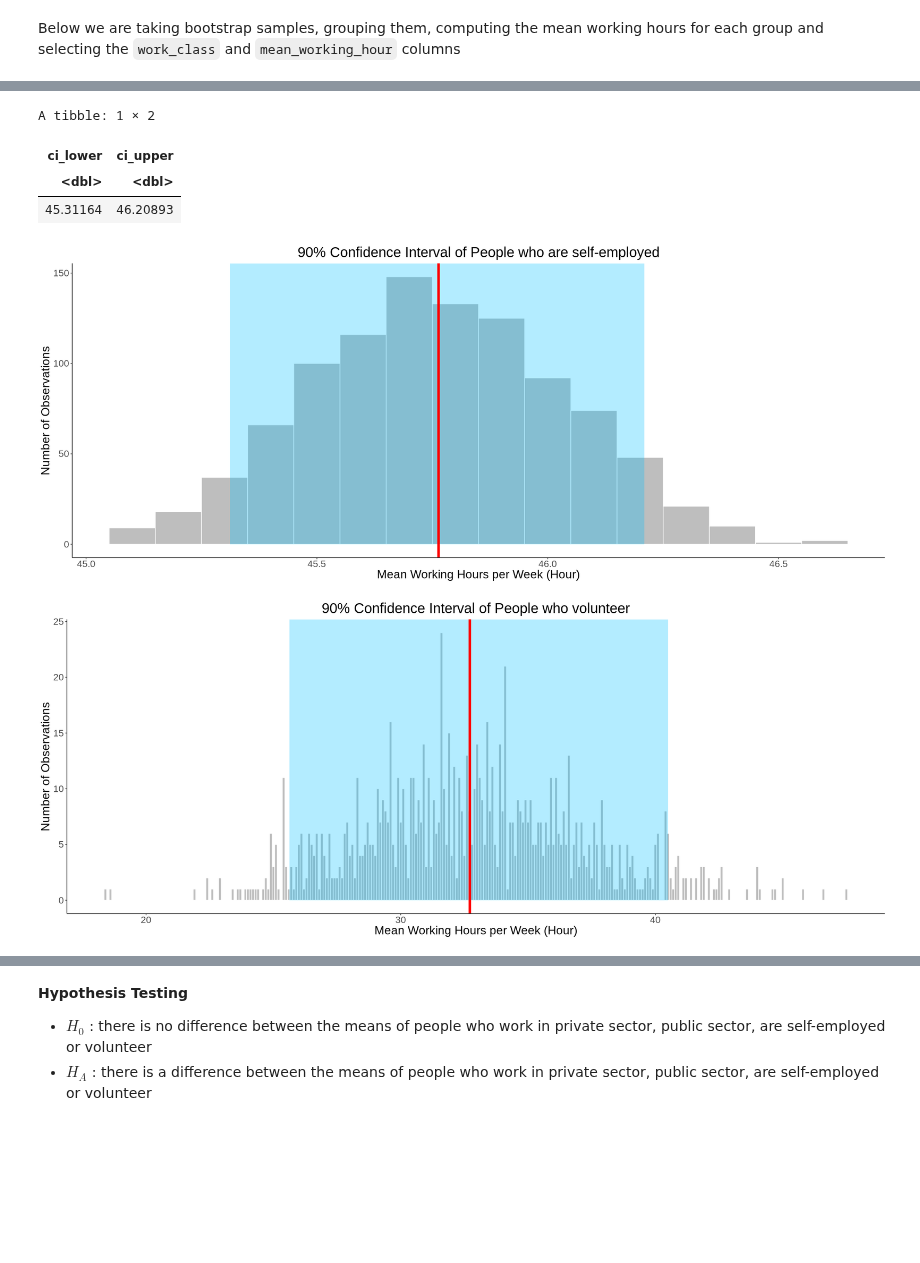
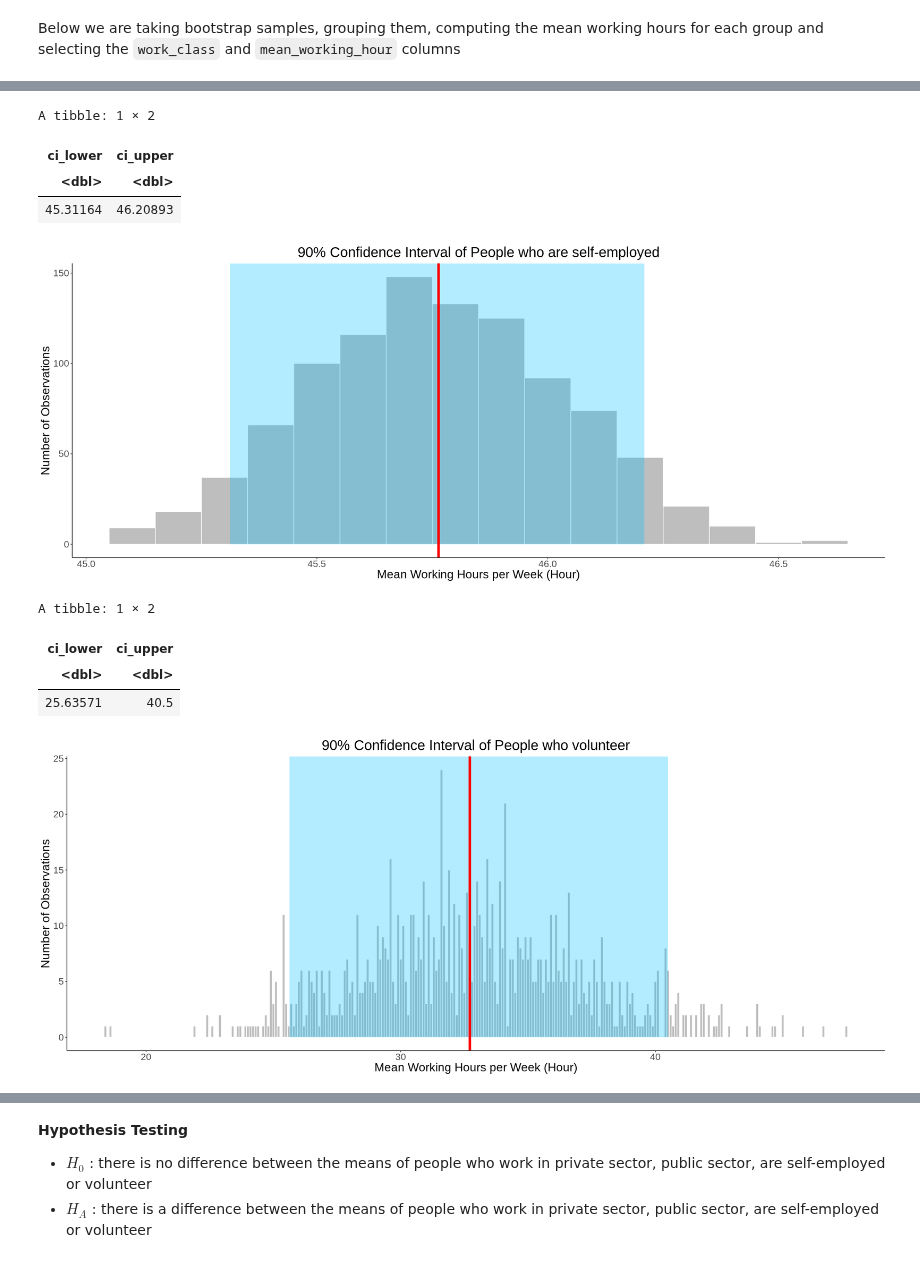
Before and after one commit to sidnand/Inferential-Report-on-Adult-Working-Hours, a Jupyter notebook: Final Report.ipynb, the cells around one changed output, grey strips where cells are left out. Cells and saved outputs as stored; diff of their text form; code cells hidden in the pictures; blank space fills up the shorter version.

```diff
--- a/Final Report.ipynb
+++ b/Final Report.ipynb
@@ -960,31 +959,37 @@ ci_plot_8 <- self_mean |>
          x = "Mean Working Hours per Week (Hour)",
          y = "Number of Observations")  +
     plot_config
 ci_plot_8
 
 ci_8
 
 ci_9 <- volunteer_mean |>
     summarize(ci_lower = quantile(mean_working_hour,0.05),
               ci_upper = quantile(mean_working_hour,0.95))
 ci_plot_9 <- volunteer_mean |>
     ggplot(aes(x = mean_working_hour)) +
     geom_histogram(colour = "white", fill = "grey", binwidth = 0.1) +
     annotate("rect", xmin = ci_9$ci_lower, xmax = ci_9$ci_upper, ymin = 0, ymax = Inf,
              fill = "deepskyblue",
              alpha = 0.3) +
     geom_vline(xintercept = volunteer_mean_s,
                size = 2,
                colour = "red") +
     labs(title = "90% Confidence Interval of People who volunteer",
          x = "Mean Working Hours per Week (Hour)",
          y = "Number of Observations")  +
     plot_config
 ci_plot_9
+
+ci_9
 # %% [output]
 A tibble: 1 × 2
 | ci_lower | ci_upper |
 | <dbl> | <dbl> |
 | 45.31164 | 46.20893 |
 [figure]
+A tibble: 1 × 2
+| ci_lower | ci_upper |
+| <dbl> | <dbl> |
+| 25.63571 | 40.5 |
 [figure]
```
Also changed, not shown: parts of 7 cells of this notebook.
